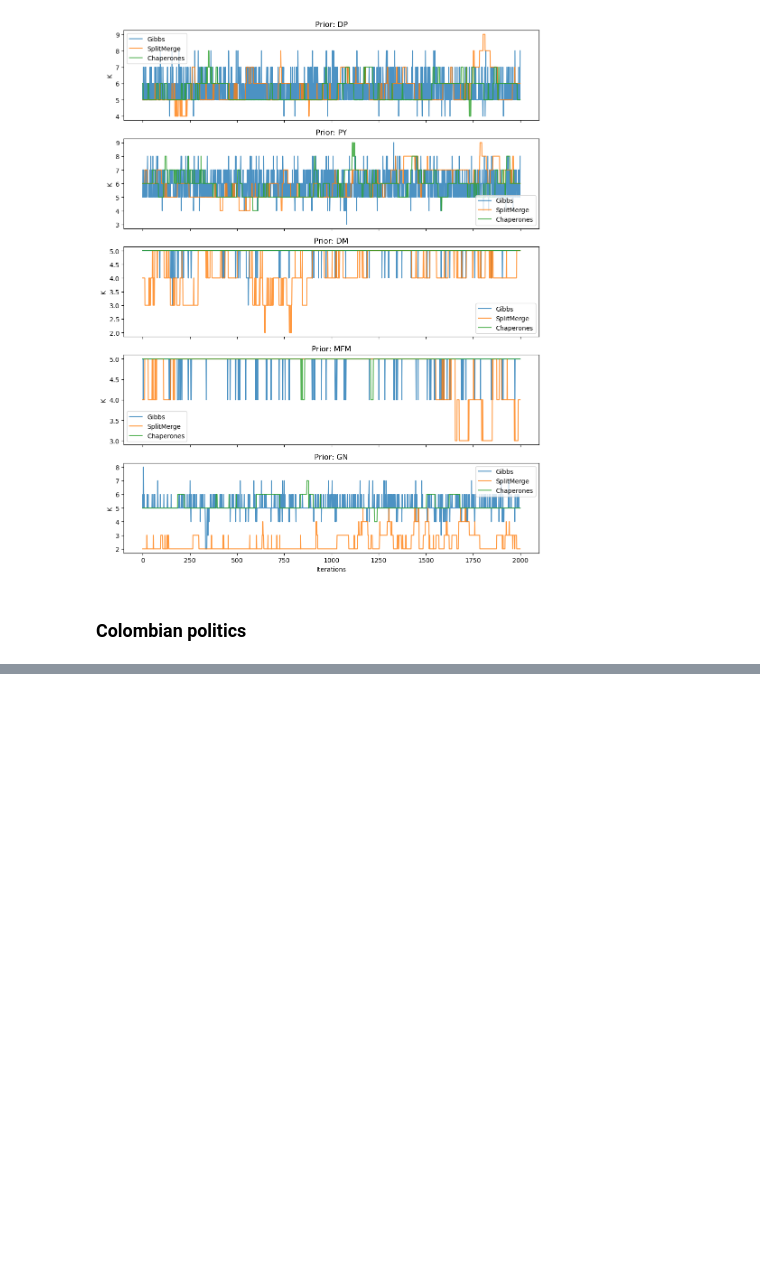
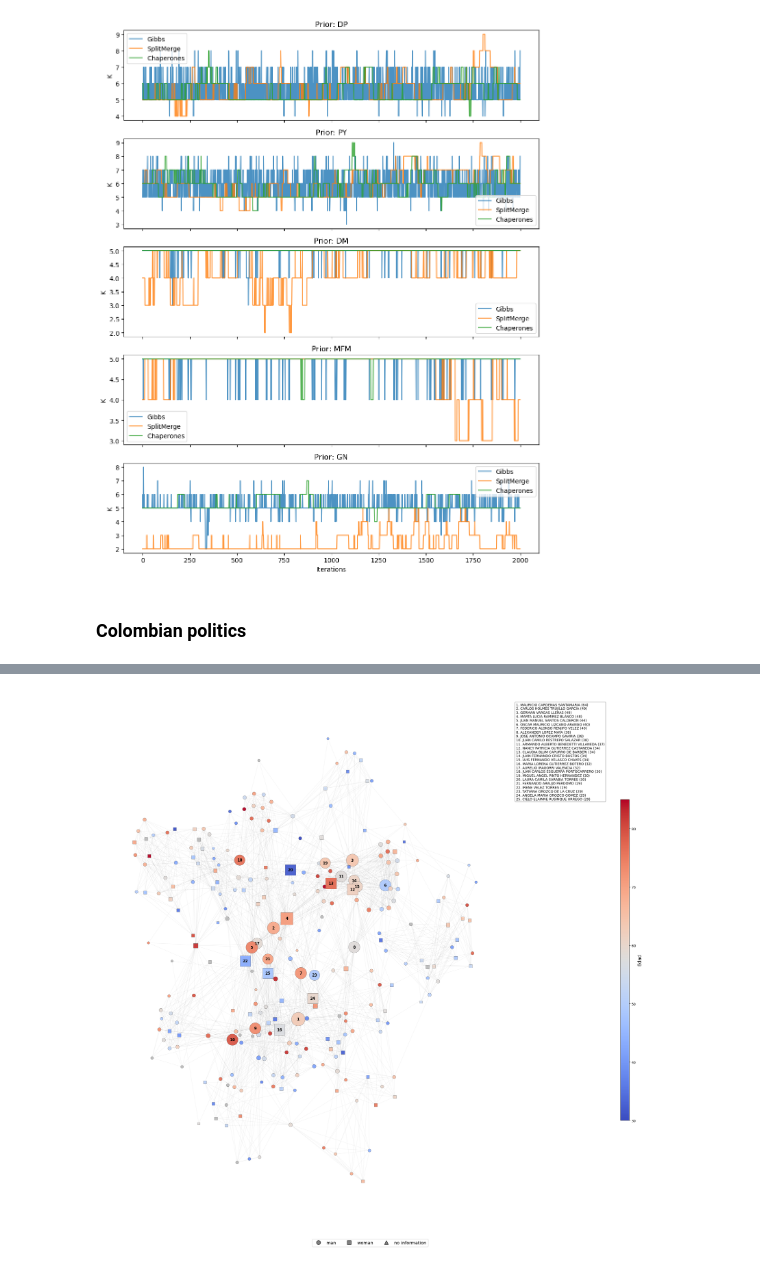
Before and after one commit to cnosa/blockregressiondynamicsnetwork, a Jupyter notebook: SSBM.ipynb, the cells around one changed output, grey strips where cells are left out. Cells and saved outputs as stored; diff of their text form; code cells hidden in the pictures; blank space fills up the shorter version.

```diff
--- a/SSBM.ipynb
+++ b/SSBM.ipynb
@@ -791,7 +633,7 @@ class GibbsSampler(BaseSampler):
             probabilities = np.exp(log_weights - logsumexp(log_weights))
             selected = rng.choice(len(candidates),p=probabilities,)
             z = candidates[selected].copy()
-        return self._canonicalize(z)
+        return z
 # %% [markdown]
 Example
 # %%
@@ -952,7 +794,7 @@ z=(0, 0, 1, 1), K=2, p(z|Y)=0.023203
 # %%
 model4 = SBMModel(adjacency=Y4, a=a, b=b)
 prior4 = PartitionPrior(kind="DP", alpha=alpha)
-config4 = SamplerConfig(n_iterations=105_000, burn_in=5_000,thin=10)
+config4 = SamplerConfig(n_iterations=15_000, burn_in=5_000,thin=10)
 sampler4 = GibbsSampler(model=model4,prior=prior4,config=config4)
 result4 = sampler4.fit(initial_partition=np.array([0, 0, 1, 1]), seed=123)
 def canonical_partition(z):
@@ -1159,7 +1001,7 @@ class ChaperonesSampler(BaseSampler):
             probabilities = np.exp(log_weights - logsumexp(log_weights))
             selected = rng.choice(len(candidates),p=probabilities)
             z = candidates[selected].copy()
-        return self._canonicalize(z)
+        return z
 # %% [markdown]
 Example "4 nodes"
 # %%
@@ -1472,0 +1632,74 @@ plt.show()
+# %%
+
+genero_dict = dict(zip(df["NOMBRE"], df["GENERO"]))
+edad_dict = dict(zip(df["NOMBRE"], df["EDAD"]))
+gob_dict = dict(zip(df["NOMBRE"], df["GOBERNACION"]))
+grados = dict(G_personas.degree())
+top_n = 25
+top_nodes = sorted(grados.items(), key=lambda x: x[1], reverse=True)[:top_n]
+top_names = [x[0] for x in top_nodes]
+edades_validas = [edad_dict[n] for n in G_personas.nodes() if pd.notna(edad_dict.get(n))]
+norm = mcolors.Normalize(vmin=min(edades_validas), vmax=max(edades_validas))
+cmap = cm.coolwarm
+pos = nx.spring_layout(G_personas, k=2.995, iterations=400, seed=42)
+fig, ax = plt.subplots(figsize=(24, 24))
+nx.draw_networkx_edges(G_personas, pos, ax=ax, alpha=0.10, width=0.8, edge_color="gray")
+hombres = []
+mujeres = []
+otros = []
+for n in G_personas.nodes():
+    genero = str(genero_dict.get(n, "")).upper()
+    if genero.startswith("M"):
+        hombres.append(n)
+    elif genero.startswith("F"):
+        mujeres.append(n)
+    else:
+        otros.append(n)
+color_map = {}
+for n in G_personas.nodes():
+    edad = edad_dict.get(n)
+    if pd.isna(edad):
+        color_map[n] = "#BBBBBB"
+    else:
+        color_map[n] = cmap(norm(edad))
+node_sizes = {}
+for n in G_personas.nodes():
+    g = grados[n]
+    if n in top_names:
+        node_sizes[n] = 450 + g * 18
+    else:
+        node_sizes[n] = 40 + g * 5
+nx.draw_networkx_nodes(G_personas, pos, nodelist=hombres, node_shape='o',
+    node_size=[node_sizes[n] for n in hombres], node_color=[color_map[n] for n in hombres],
+    edgecolors="#444444", linewidths=0.4, alpha=0.95, ax=ax)
+nx.draw_networkx_nodes(G_personas, pos, nodelist=mujeres, node_shape='s',
+    node_size=[node_sizes[n] for n in mujeres], node_color=[color_map[n] for n in mujeres],
+    edgecolors="#444444", linewidths=0.4, alpha=0.95, ax=ax)
+nx.draw_networkx_nodes(G_personas, pos, nodelist=otros, node_shape='^',
+    node_size=[node_sizes[n] for n in otros ], node_color=[color_map[n] for n in otros],
+    edgecolors="#444444", linewidths=0.4, alpha=0.95, ax=ax)
+labels = {}
+leyenda_top = []
+for idx, (node, grado) in enumerate(top_nodes, start=1):
+    labels[node] = str(idx)
+    leyenda_top.append(f"{idx}. {node} ({grado})")
+nx.draw_networkx_labels(G_personas,pos,labels=labels,font_size=11,font_weight="bold",font_color="black",ax=ax)
+texto_leyenda = "\n".join(leyenda_top)
+ax.text(1.01, 0.98, texto_leyenda, transform=ax.transAxes, fontsize=10,
+    verticalalignment="top", bbox=dict(boxstyle="round", facecolor="white", edgecolor="gray", alpha=0.92))
+sm = cm.ScalarMappable(cmap=cmap,norm=norm)
+sm.set_array([])
+cbar_ax = fig.add_axes([0.90, 0.22, 0.015, 0.55])
+cbar = fig.colorbar(sm,cax=cbar_ax)
+cbar.set_label("Edad",fontsize=14)
+legend_elements = [
+    Line2D([0], [0],marker='o', color='w', label='man', markerfacecolor='gray', markeredgecolor='black', markersize=12),
+    Line2D([0], [0],marker='s',color='w',label='woman',markerfacecolor='gray',markeredgecolor='black',markersize=12),
+    Line2D([0], [0],marker='^',color='w',label='no information',markerfacecolor='gray',markeredgecolor='black',markersize=12)
+]
+fig.legend(handles=legend_elements,loc="lower center",ncol=3,fontsize=13)
+ax.axis("off")
+plt.tight_layout(rect=[0, 0.03, 0.88, 0.96])
+plt.show()
+# %% [output]
+[figure, added]
```
Also changed, not shown: parts of 10 cells of this notebook, 3 other files.
